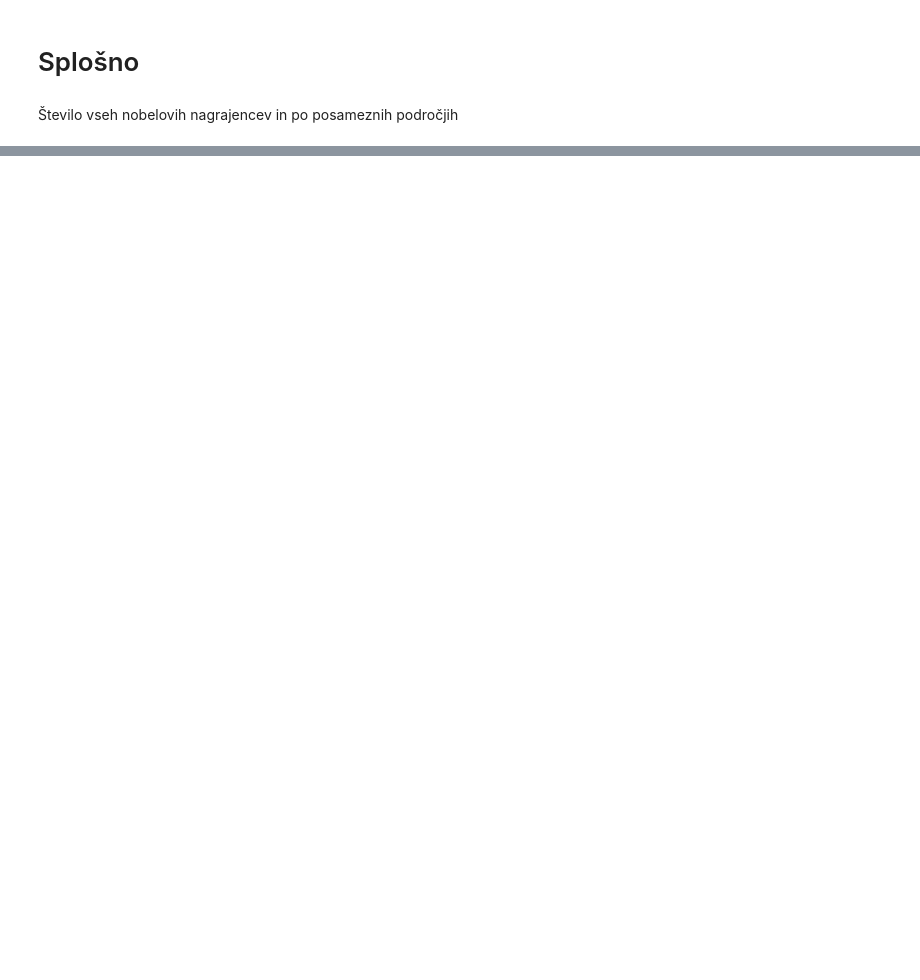
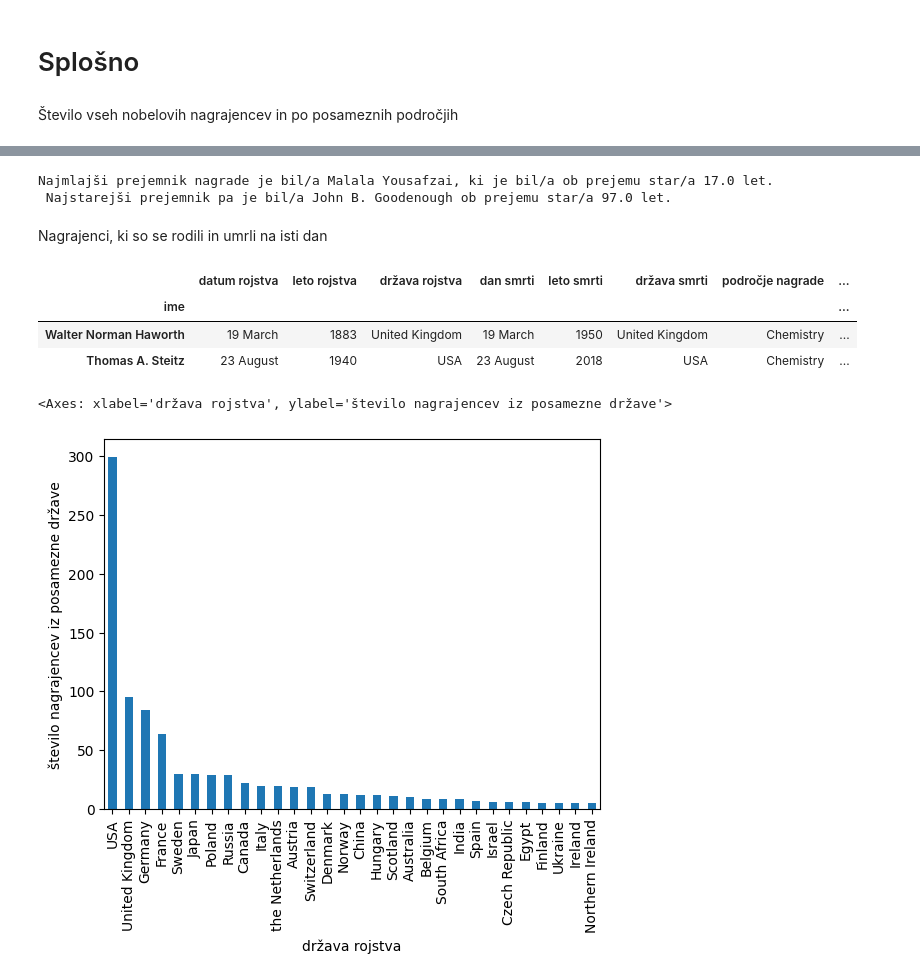
Before and after one commit to Tpajek1234/UVP-seminarska-naloga-nobelove-nagrade, a Jupyter notebook: nagrajenci_analiza.ipynb, the cells around one changed output, grey strips where cells are left out. Saved outputs shown, nothing was run; the diff lists cells and outputs as text; code cells hidden in the pictures; blank space fills up the shorter version.

Commit message:
Pridobila podatke o najmlajšem in najstarejšem nagrajencu, ali se je kdo od nagrajencev rodil in umrl na isti dan in narisala graf 30 najpogostejših držav, od koder so nagrajenci.

```diff
--- a/nagrajenci_analiza.ipynb
+++ b/nagrajenci_analiza.ipynb
@@ -56,0 +61,29 @@ print(f"Število dobitnikov na področju fizike: {fizika.sum()}")
+# %%
+leto_nagrade = pd.to_numeric(nagrajenci["leto nagrade"], errors="coerce")
+
+leto_rojstva = pd.to_numeric(nagrajenci["leto rojstva"], errors="coerce")
+nagrajenci["starost ob nagradi"] = leto_nagrade - leto_rojstva
+# print(nagrajenci["starost ob nagradi"])
+
+print(
+    f"Povprečna starost ob prejemu nagrade skupaj na vseh področjih znaša {int(nagrajenci["starost ob nagradi"].mean())} let."
+)
+
+print(
+    f"Povprečna starost ob prejemu nagrede na področju kemije znaša: {int(nagrajenci['starost ob nagradi'][kemija].mean())} let"
+)
+print(
+    f"Povprečna starost ob prejemu nagrede na področju ekonomije znaša: {int(nagrajenci['starost ob nagradi'][ekonomija].mean())} let"
+)
+print(
+    f"Povprečna starost ob prejemu nagrede na področju literature znaša: {int(nagrajenci['starost ob nagradi'][literatura].mean())} let"
+)
+print(
+    f"Povprečna starost ob prejemu nagrede na področju medicine ali fiziologije znaša: {int(nagrajenci['starost ob nagradi'][medicina_fiziologija].mean())} let"
+)
+print(
+    f"Povprečna starost ob prejemu nagrede na področju miru znaša: {int(nagrajenci['starost ob nagradi'][mir].mean())} let"
+)
+print(
+    f"Povprečna starost ob prejemu nagrede na področju fizike znaša: {int(nagrajenci['starost ob nagradi'][fizika].mean())} let"
+)
@@ -56,0 +98,43 @@ print(f"Število dobitnikov na področju fizike: {fizika.sum()}")
+# %%
+# print(min(nagrajenci['starost ob nagradi']))
+najmlajsi = nagrajenci[
+    nagrajenci["starost ob nagradi"] == min(nagrajenci["starost ob nagradi"])
+]
+najstarejsi = nagrajenci[
+    nagrajenci["starost ob nagradi"] == max(nagrajenci["starost ob nagradi"])
+]
+nagrajenci[nagrajenci["starost ob nagradi"] == min(nagrajenci["starost ob nagradi"])]
+
+# print(najmlajsi)
+
+print(
+    f"Najmlajši prejemnik nagrade je bil/a {najmlajsi.index[0]}, ki je bil/a ob prejemu star/a {najmlajsi.iloc[0,-1]} let. \n Najstarejši prejemnik pa je bil/a {najstarejsi.index[0]} ob prejemu star/a {najstarejsi.iloc[0,-1]} let."
+)
+# %% [output]
+Najmlajši prejemnik nagrade je bil/a Malala Yousafzai, ki je bil/a ob prejemu star/a 17.0 let.
+ Najstarejši prejemnik pa je bil/a John B. Goodenough ob prejemu star/a 97.0 let.
+# %% [markdown]
+Nagrajenci, ki so se rodili in umrli na isti dan
+# %%
+filtrira_posevnice = nagrajenci[
+    (nagrajenci["dan smrti"] != "/") & (nagrajenci["datum rojstva"] != "/")
+]
+# filtrira_posevnice.iloc[:, 0:4]
+filtrira_posevnice[
+    filtrira_posevnice["dan smrti"] == filtrira_posevnice["datum rojstva"]
+]
+# %% [output]
+|  | datum rojstva | leto rojstva | država rojstva | dan smrti | leto smrti | država smrti | področje nagrade | ... |
+| ime |  |  |  |  |  |  |  | ... |
+| Walter Norman Haworth | 19 March | 1883 | United Kingdom | 19 March | 1950 | United Kingdom | Chemistry | ... |
+| Thomas A. Steitz | 23 August | 1940 | USA | 23 August | 2018 | USA | Chemistry | ... |
+# %%
+drzava_brez_pomisl = nagrajenci[nagrajenci["država rojstva"] != "/"]
+drzave_po_nagrajencih = drzava_brez_pomisl["država rojstva"].value_counts()
+# ŠE GRAF DODAT KOLIKO JE DRŽAV NASLOV GRAFA
+drzave_po_nagrajencih.head(30).plot.bar(
+    ylabel="število nagrajencev iz posamezne države"
+)
+# %% [output]
+<Axes: xlabel='država rojstva', ylabel='število nagrajencev iz posamezne države'>
+[figure, added]
```
Also changed, not shown: parts of 4 cells of this notebook.
